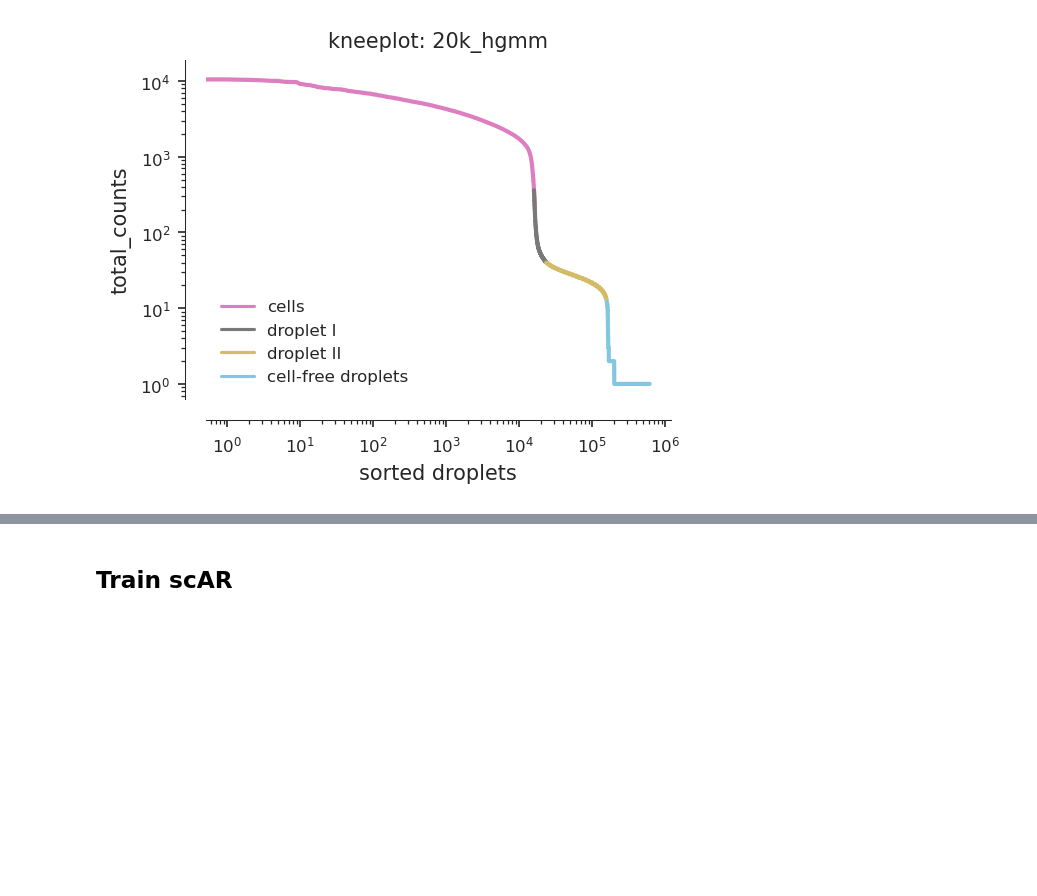
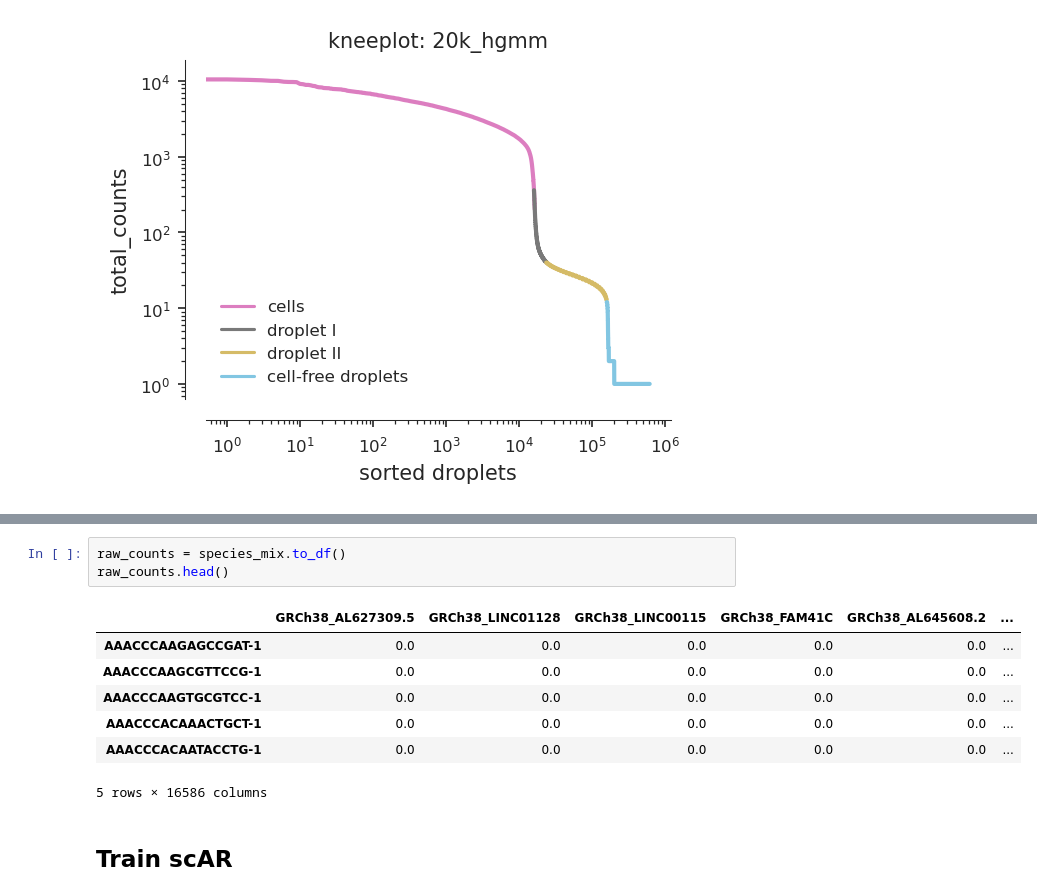
Before and after one commit to CaibinSh/scAR-reproducibility, a Jupyter notebook: reproducibility/scAR_tutorial_mRNA_denoising.ipynb, the cells around one changed output, grey strips where cells are left out. Saved outputs shown, nothing was run; the diff lists cells and outputs as text; blank space fills up the shorter version.

```diff
--- a/reproducibility/scAR_tutorial_mRNA_denoising.ipynb
+++ b/reproducibility/scAR_tutorial_mRNA_denoising.ipynb
@@ -103,3 +114,14 @@ raw_counts = species_mix.to_df()
+# %%
+raw_counts = species_mix.to_df()
+raw_counts.head()
+# %% [output]
+|  | GRCh38_AL627309.5 | GRCh38_LINC01128 | GRCh38_LINC00115 | GRCh38_FAM41C | GRCh38_AL645608.2 | ... |
+| AAACCCAAGAGCCGAT-1 | 0.0 | 0.0 | 0.0 | 0.0 | 0.0 | ... |
+| AAACCCAAGCGTTCCG-1 | 0.0 | 0.0 | 0.0 | 0.0 | 0.0 | ... |
+| AAACCCAAGTGCGTCC-1 | 0.0 | 0.0 | 0.0 | 0.0 | 0.0 | ... |
+| AAACCCACAAACTGCT-1 | 0.0 | 0.0 | 0.0 | 0.0 | 0.0 | ... |
+| AAACCCACAATACCTG-1 | 0.0 | 0.0 | 0.0 | 0.0 | 0.0 | ... |
+5 rows × 16586 columns
 # %% [markdown]
 ## Train scAR
 # %%
```
Also changed, not shown: parts of 20 cells of this notebook.
